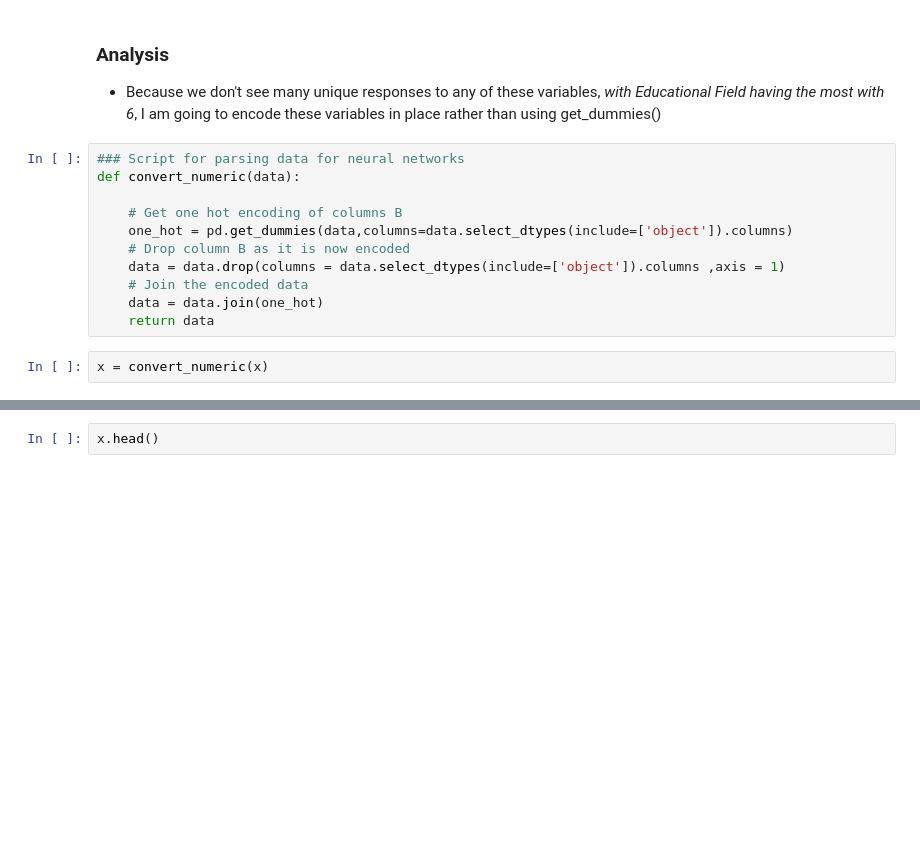
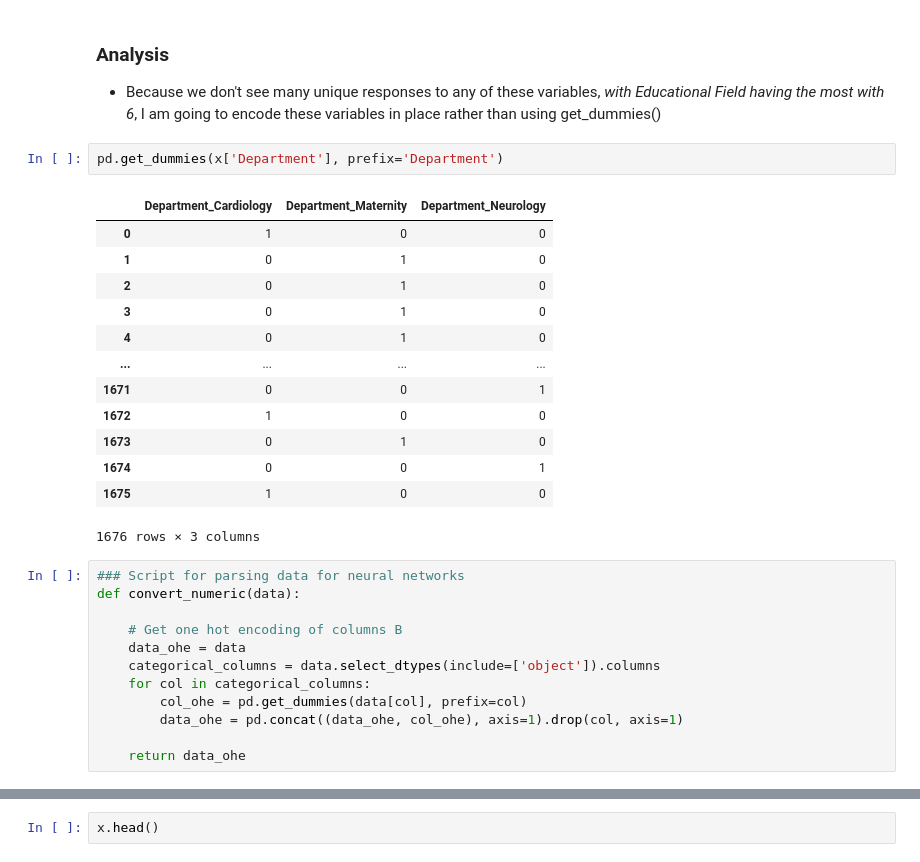
Before and after one commit to markmlowe/capstone, a Jupyter notebook: notebooks/01_mml_initial_data_exploration.ipynb, the cells around one changed output, grey strips where cells are left out. Saved outputs shown, nothing was run; the diff lists cells and outputs as text; blank space fills up the shorter version.

```diff
--- a/notebooks/01_mml_initial_data_exploration.ipynb
+++ b/notebooks/01_mml_initial_data_exploration.ipynb
@@ -157,16 +162,31 @@ Index(['BusinessTravel', 'Department', 'EducationField', 'Gender', 'JobRole',
 # %% [markdown]
 ### Analysis
 - Because we don't see many unique responses to any of these variables, *with Educational Field having the most with 6*, I am going to encode these variables in place rather than using get_dummies()
+# %%
+pd.get_dummies(x['Department'], prefix='Department')
+# %% [output]
+|  | Department_Cardiology | Department_Maternity | Department_Neurology |
+| 0 | 1 | 0 | 0 |
+| 1 | 0 | 1 | 0 |
+| 2 | 0 | 1 | 0 |
+| 3 | 0 | 1 | 0 |
+| 4 | 0 | 1 | 0 |
+| ... | ... | ... | ... |
+| 1671 | 0 | 0 | 1 |
+| 1672 | 1 | 0 | 0 |
+| 1673 | 0 | 1 | 0 |
+| 1674 | 0 | 0 | 1 |
+| 1675 | 1 | 0 | 0 |
+1676 rows × 3 columns
 # %%
 ### Script for parsing data for neural networks
 def convert_numeric(data):
 
     # Get one hot encoding of columns B
-    one_hot = pd.get_dummies(data,columns=data.select_dtypes(include=['object']).columns)
-    # Drop column B as it is now encoded
-    data = data.drop(columns = data.select_dtypes(include=['object']).columns ,axis = 1)
-    # Join the encoded data
-    data = data.join(one_hot)
-    return data
+    data_ohe = data
+    categorical_columns = data.select_dtypes(include=['object']).columns
+    for col in categorical_columns:
+        col_ohe = pd.get_dummies(data[col], prefix=col)
+        data_ohe = pd.concat((data_ohe, col_ohe), axis=1).drop(col, axis=1)
+
+    return data_ohe
-# %%
-x = convert_numeric(x)
```
Also changed, not shown: parts of 4 cells of this notebook.
